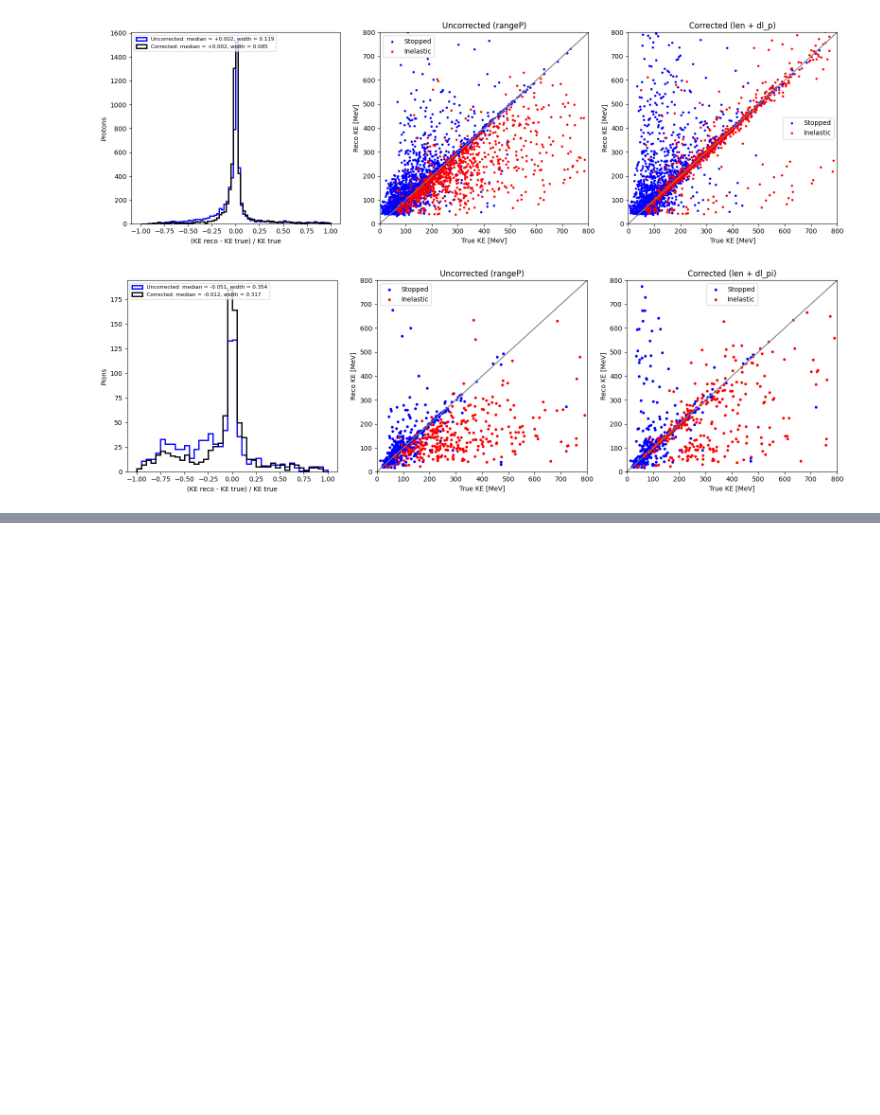
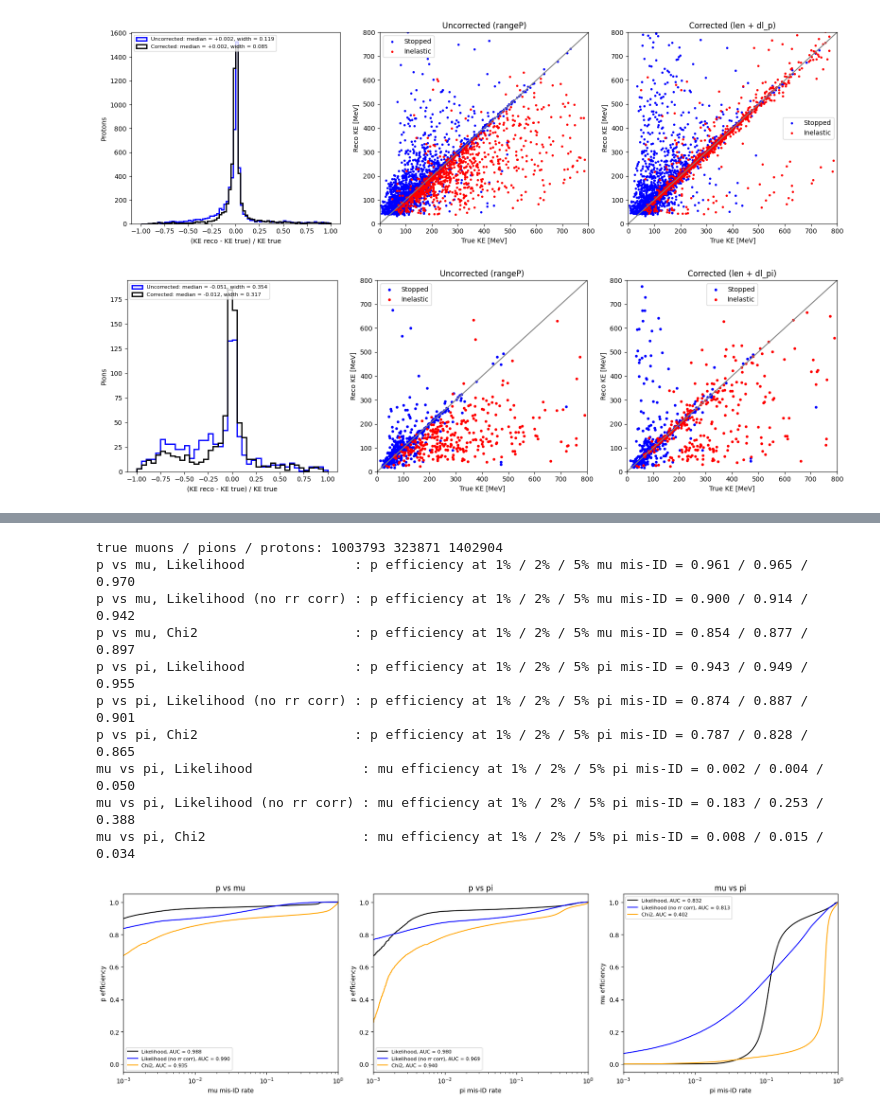
Before and after one commit to sungbinoh/cafpyana, a Jupyter notebook: analysis_village/ll_pid/PID_analysis.ipynb, the cells around one changed output, grey strips where cells are left out. Cells and saved outputs as stored; diff of their text form; code cells hidden in the pictures; blank space fills up the shorter version.

```diff
--- a/analysis_village/ll_pid/PID_analysis.ipynb
+++ b/analysis_village/ll_pid/PID_analysis.ipynb
@@ -433,0 +553,11 @@ plt.show()
+# %%
+def load(sample, nparts=None):
+    files = sorted(glob.glob(SKIM + f"llpid_skim_{sample}_*.h5"))[:nparts]
+    evt = pd.concat([pd.read_hdf(f, "evt") for f in files])
+    norm = pd.concat([pd.read_hdf(f, "norm") for f in files])
+    print(f"{sample}: {len(files)} skim files, {len(norm)} grid files, {len(evt)} tracks")
+    return evt, norm
+
+data, data_norm = load("data")
+offbeam, offbeam_norm = load("offbeam", nparts=1)
+mc, mc_norm = load("mc", nparts=1)
@@ -433,0 +693,48 @@ plt.show()
+# %%
+perf = []
+for f in sorted(glob.glob(SKIM + "llpid_skim_mc_*.h5")):
+    d = pd.read_hdf(f, "evt")
+    d = d[selection(d)]
+    perf.append(d[np.abs(d["pfp", "trk", "truth", "p", "pdg"]).isin([13, 211, 2212])])
+perf = pd.concat(perf)
+true = np.abs(perf["pfp", "trk", "truth", "p", "pdg"]).to_numpy()
+print("true muons / pions / protons:", np.sum(true == 13), np.sum(true == 211), np.sum(true == 2212))
+
+def roc(sig, bkg):
+    """signal efficiency vs background mis-ID when selecting score <= cut"""
+    sig, bkg = np.sort(sig[~np.isnan(sig)]), np.sort(bkg[~np.isnan(bkg)])
+    cut = np.quantile(np.concatenate([sig, bkg]), np.linspace(0, 1, 2001))
+    return np.searchsorted(bkg, cut, side="right") / len(bkg), np.searchsorted(sig, cut, side="right") / len(sig)
+
+PDG = {"mu": 13, "pi": 211, "p": 2212}
+CHI_NAME = {"mu": "chi2_muon", "pi": "chi2_pion", "p": "chi2_proton"}
+SCORES = {
+    "Likelihood":              lambda d, a, b: LL(d, "ell_" + a) - LL(d, "ell_" + b),
+    "Likelihood (no rr corr)": lambda d, a, b: LL(d, "ell0_" + a) - LL(d, "ell0_" + b),
+    "Chi2":                    lambda d, a, b: CHI(d, CHI_NAME[a]) - CHI(d, CHI_NAME[b]),
+}
+
+fig, ax = plt.subplots(1, 3, figsize=(17, 5))
+for i, (a, b) in enumerate([("p", "mu"), ("p", "pi"), ("mu", "pi")]):
+    for (name, score), color in zip(SCORES.items(), ["black", "blue", "orange"]):
+        s = score(perf, a, b).to_numpy()
+        bkg_eff, sig_eff = roc(s[true == PDG[a]], s[true == PDG[b]])
+        ax[i].plot(bkg_eff, sig_eff, color=color, label=f"{name}, AUC = {np.trapz(sig_eff, bkg_eff):.3f}")
+        print(f"{a} vs {b}, {name:24s}: {a} efficiency at 1% / 2% / 5% {b} mis-ID = "
+              + " / ".join(f"{np.interp(x, bkg_eff, sig_eff):.3f}" for x in [0.01, 0.02, 0.05]))
+    ax[i].set(title=f"{a} vs {b}", xlabel=f"{b} mis-ID rate", ylabel=f"{a} efficiency", xscale="log", xlim=(1e-3, 1))
+    ax[i].legend(fontsize=8)
+plt.tight_layout()
+plt.show()
+# %% [output]
+true muons / pions / protons: 1003793 323871 1402904
+p vs mu, Likelihood              : p efficiency at 1% / 2% / 5% mu mis-ID = 0.961 / 0.965 / 0.970
+p vs mu, Likelihood (no rr corr) : p efficiency at 1% / 2% / 5% mu mis-ID = 0.900 / 0.914 / 0.942
+p vs mu, Chi2                    : p efficiency at 1% / 2% / 5% mu mis-ID = 0.854 / 0.877 / 0.897
+p vs pi, Likelihood              : p efficiency at 1% / 2% / 5% pi mis-ID = 0.943 / 0.949 / 0.955
+p vs pi, Likelihood (no rr corr) : p efficiency at 1% / 2% / 5% pi mis-ID = 0.874 / 0.887 / 0.901
+p vs pi, Chi2                    : p efficiency at 1% / 2% / 5% pi mis-ID = 0.787 / 0.828 / 0.865
+mu vs pi, Likelihood              : mu efficiency at 1% / 2% / 5% pi mis-ID = 0.002 / 0.004 / 0.050
+mu vs pi, Likelihood (no rr corr) : mu efficiency at 1% / 2% / 5% pi mis-ID = 0.183 / 0.253 / 0.388
+mu vs pi, Chi2                    : mu efficiency at 1% / 2% / 5% pi mis-ID = 0.008 / 0.015 / 0.034
+[figure, added]
```
Also changed, not shown: parts of 15 cells of this notebook, 4 other files.
